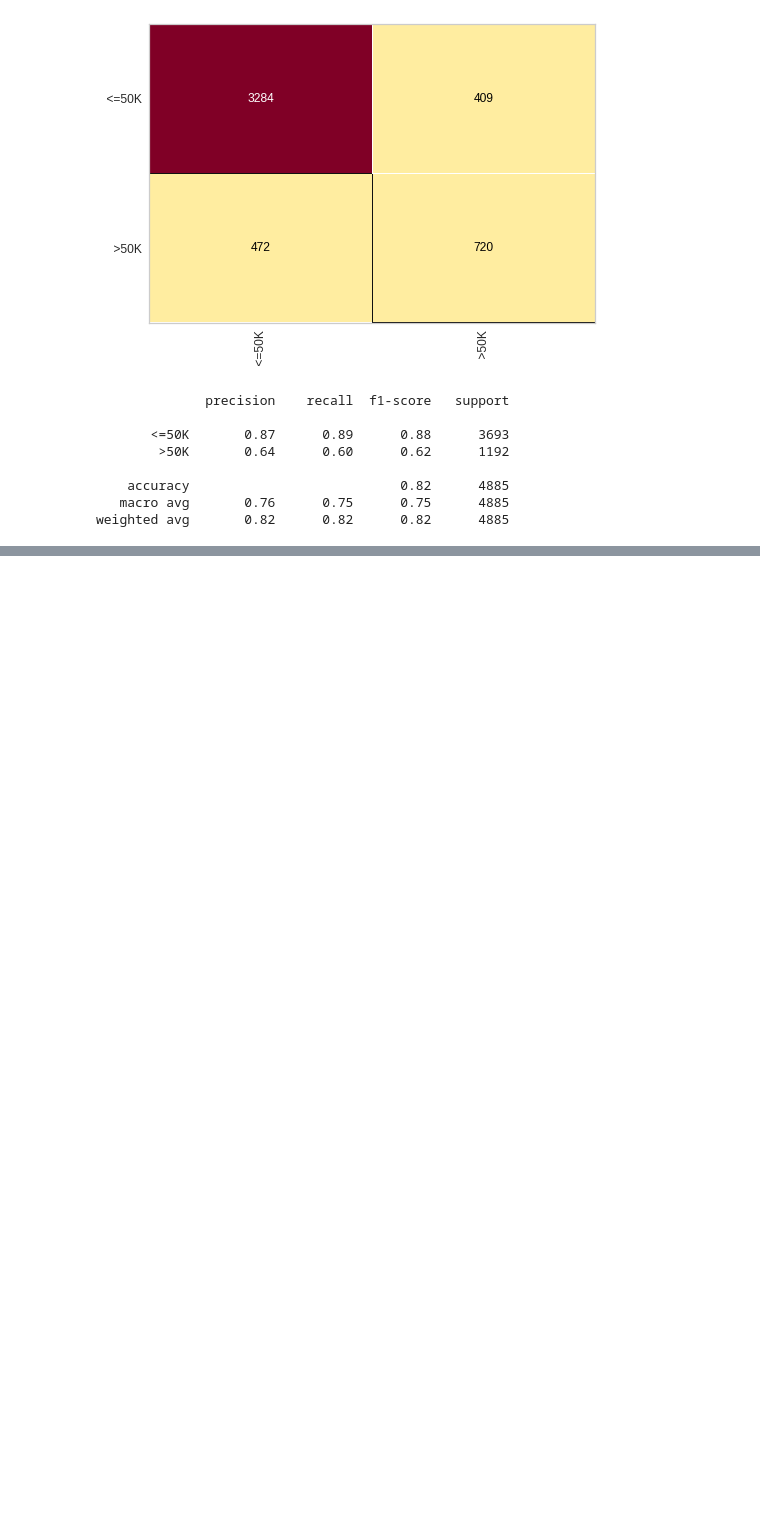
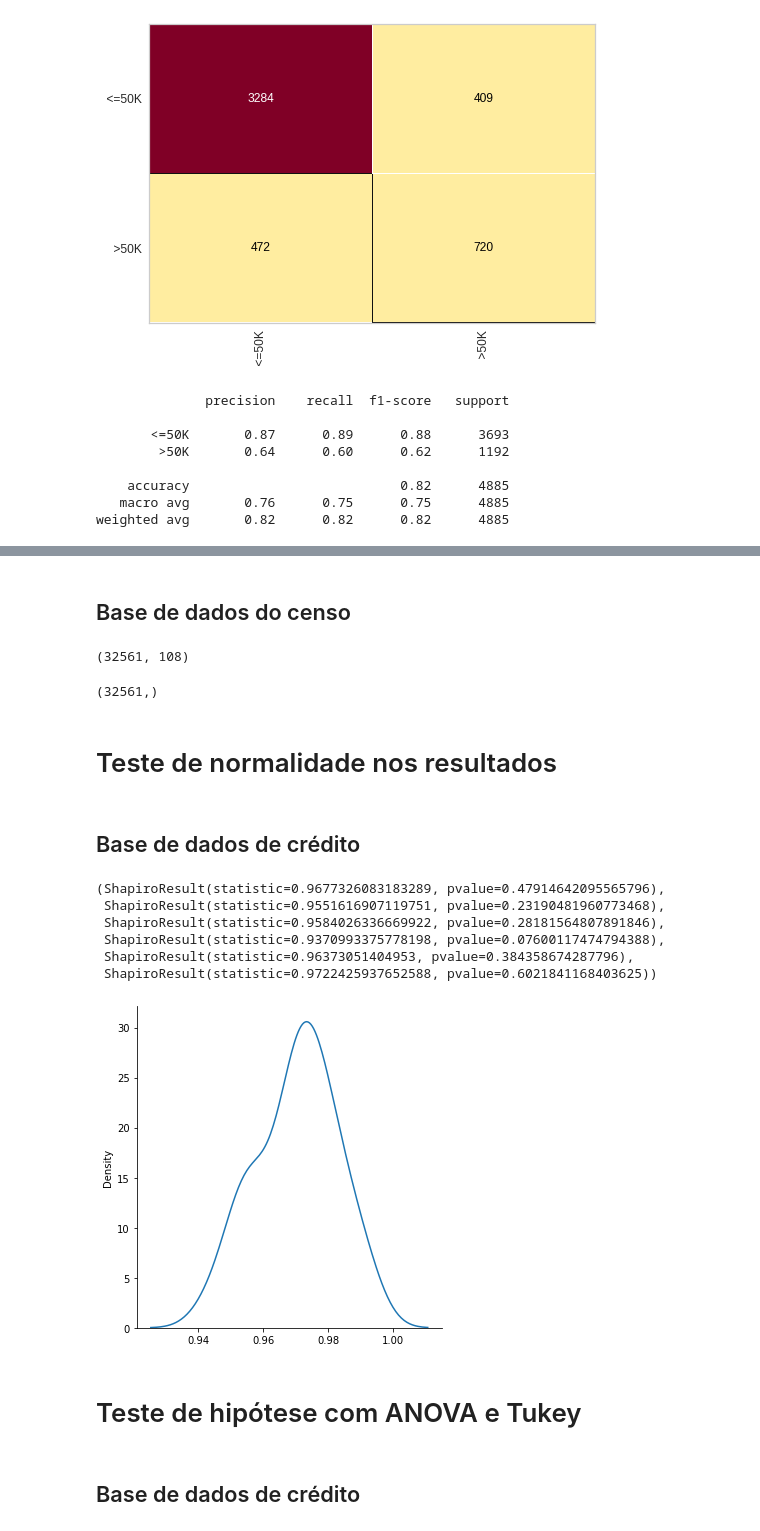
Before and after one commit to luhenr/processamentoDados-ML, a Jupyter notebook: DSML.ipynb, the cells around one changed output, grey strips where cells are left out. Saved outputs shown, nothing was run; the diff lists cells and outputs as text; code cells hidden in the pictures; blank space fills up the shorter version.

Commit message:
validação cruzada, teste de normalidade e teste de hipótese com anova/tukey

```diff
--- a/DSML.ipynb
+++ b/DSML.ipynb
@@ -1503,0 +1577,7 @@ weighted avg       0.82      0.82      0.82      4885
+# %%
+import pickle
+with open('credit.pkl', 'rb') as f:
+  x_credit_treinamento, y_credit_treinamento, x_credit_teste, y_credit_teste = pickle.load(f)
+# %%
+x_credit = np.concatenate((x_credit_treinamento, x_credit_teste), axis = 0)
+x_credit.shape
@@ -1503,0 +1586,3 @@ weighted avg       0.82      0.82      0.82      4885
+# %%
+y_credit = np.concatenate((y_credit_treinamento, y_credit_teste), axis = 0)
+y_credit.shape
@@ -1503,0 +1591,33 @@ weighted avg       0.82      0.82      0.82      4885
+# %%
+resultados_arvore = []
+resultados_random_forest = []
+resultados_knn = []
+resultados_regressao_logistica = []
+resultados_svm = []
+resultados_rede_neural = []
+for i in range(30): #300 testes por algoritmo
+  kfold = KFold(n_splits=10, shuffle=True, random_state=i)
+
+  arvore = DecisionTreeClassifier(criterion='entropy', min_samples_leaf=1, min_samples_split=5, splitter='best')
+  score_arvore = cross_val_score(arvore, x_credit, y_credit, cv = kfold)
+  resultados_arvore.append(score_arvore.mean())
+
+  random_forest = RandomForestClassifier(criterion='entropy', min_samples_leaf=1, min_samples_split=2, n_estimators=150)
+  score_random_forest = cross_val_score(random_forest, x_credit,  y_credit, cv=kfold)
+  resultados_random_forest.append(score_random_forest.mean())
+
+  knn = KNeighborsClassifier(n_neighbors=5, metric='minkowski', p=2)
+  score_knn = cross_val_score(knn, x_credit, y_credit, cv=kfold)
+  resultados_knn.append(score_knn.mean())
+
+  regressao_logistica = LogisticRegression(C=1.0, solver='lbfgs', tol=0.0001)
+  score_regressao_logistica = cross_val_score(regressao_logistica, x_credit, y_credit, cv=kfold)
+  resultados_regressao_logistica.append(score_regressao_logistica.mean())
+
+  svm = SVC(C=1.5, kernel='rbf', tol=0.001)
+  score_svm = cross_val_score(svm, x_credit, y_credit, cv=kfold)
+  resultados_svm.append(score_svm.mean())
+
+  rede_neural = MLPClassifier(max_iter=1500, tol=0.00001, solver='adam', activation='relu', hidden_layer_sizes=(2,2))
+  score_rede_neural = cross_val_score(rede_neural, x_credit, y_credit, cv=kfold)
+  resultados_rede_neural.append(score_rede_neural.mean())
@@ -1503,0 +1638,2 @@ weighted avg       0.82      0.82      0.82      4885
+# %% [markdown]
+## Base de dados do censo
@@ -1503,0 +1643,10 @@ weighted avg       0.82      0.82      0.82      4885
+# %%
+x_censo = np.concatenate((x_census_treinamento, x_census_teste), axis = 0)
+x_censo.shape
+# %% [output]
+(32561, 108)
+# %%
+y_censo = np.concatenate((y_census_treinamento, y_census_teste), axis = 0)
+y_censo.shape
+# %% [output]
+(32561,)
@@ -1503,0 +1687,2 @@ weighted avg       0.82      0.82      0.82      4885
+# %% [markdown]
+# Teste de normalidade nos resultados
@@ -1503,0 +1691,19 @@ weighted avg       0.82      0.82      0.82      4885
+# %% [markdown]
+## Base de dados de crédito
+# %%
+alpha = 0.05
+shapiro(resultados_arvore), shapiro(resultados_random_forest), shapiro(resultados_knn),
+shapiro(resultados_regressao_logistica), shapiro(resultados_svm), shapiro(resultados_rede_neural)
+# %% [output]
+(ShapiroResult(statistic=0.9677326083183289, pvalue=0.47914642095565796),
+ ShapiroResult(statistic=0.9551616907119751, pvalue=0.23190481960773468),
+ ShapiroResult(statistic=0.9584026336669922, pvalue=0.28181564807891846),
+ ShapiroResult(statistic=0.9370993375778198, pvalue=0.07600117474794388),
+ ShapiroResult(statistic=0.96373051404953, pvalue=0.384358674287796),
+ ShapiroResult(statistic=0.9722425937652588, pvalue=0.6021841168403625))
+# %%
+sns.displot(resultados_rede_neural, kind='kde');
+# %% [output]
+[figure, added]
+# %% [markdown]
+# Teste de hipótese com ANOVA e Tukey
@@ -1503,0 +1712,2 @@ weighted avg       0.82      0.82      0.82      4885
+# %% [markdown]
+## Base de dados de crédito
```
Also changed, not shown: parts of 96 cells of this notebook.
